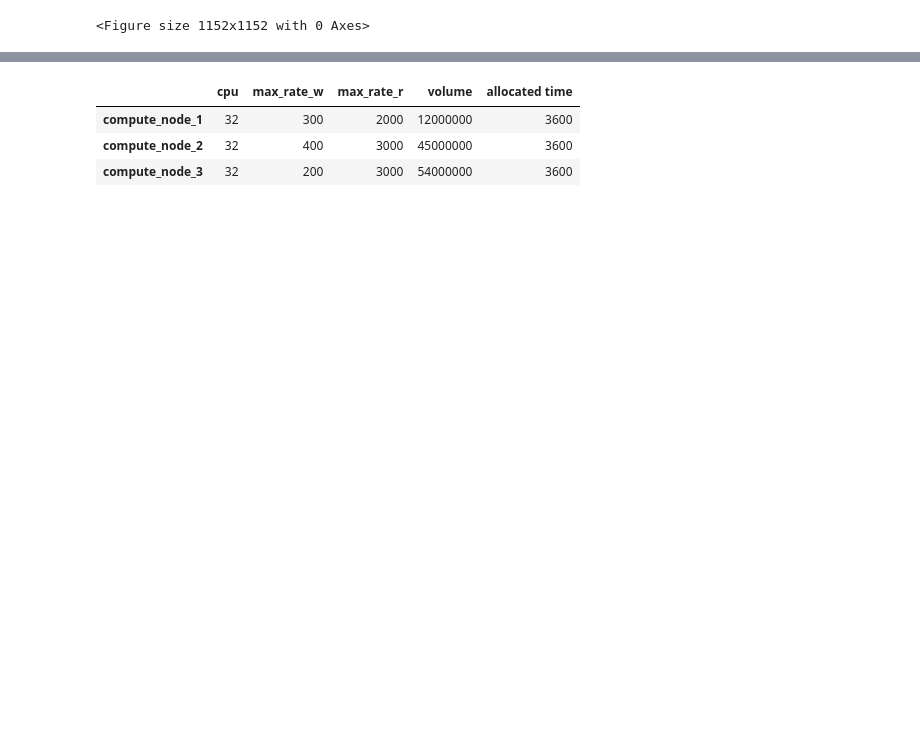
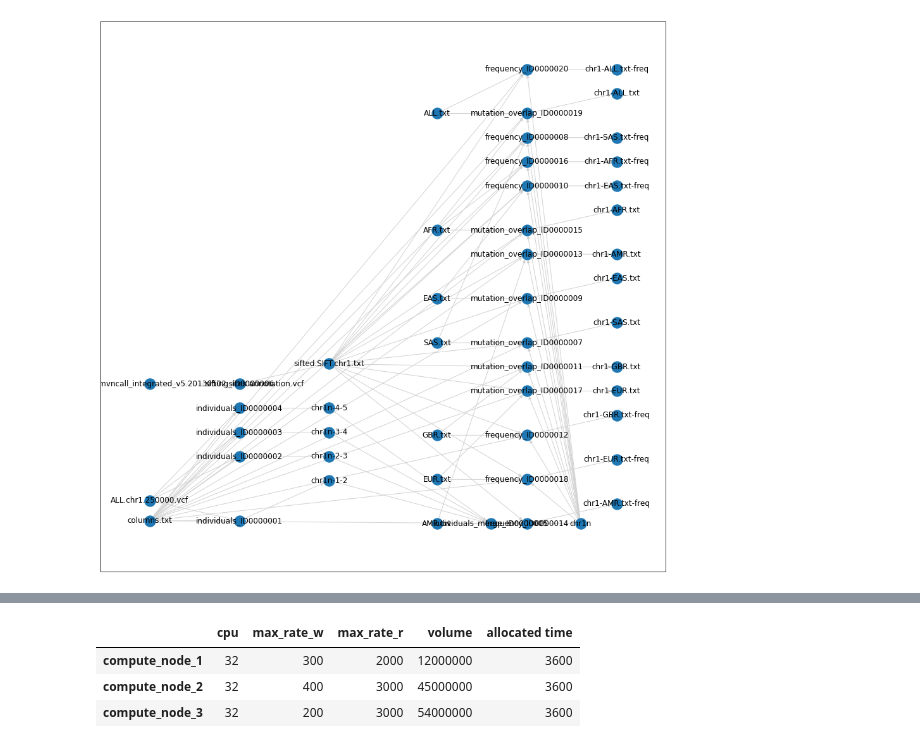
Before and after one commit to pnnl/datalife, a Jupyter notebook: scripts/caterpillar-scheduling/dflg-caterpillar-1000genomes-fictitous.ipynb, the cells around one changed output, grey strips where cells are left out. Saved outputs shown, nothing was run; the diff lists cells and outputs as text; code cells hidden in the pictures; blank space fills up the shorter version.

```diff
--- a/scripts/caterpillar-scheduling/dflg-caterpillar-1000genomes-fictitous.ipynb
+++ b/scripts/caterpillar-scheduling/dflg-caterpillar-1000genomes-fictitous.ipynb
@@ -10,13 +10,13 @@ for u in G_raw.nodes():
 # %%
 import matplotlib.pyplot as plt
 
 plt.figure(3,figsize=(16,16))
 colors = ['rgb(204,204,204)' for u,v in G_raw.edges()]
 pos = nx.get_node_attributes(G_raw,'pos')
-#nx.draw_networkx(G_raw, labels=labels, pos=pos, edge_color='lightgrey', style='-')
-#plt.show()
+nx.draw_networkx(G_raw, labels=labels, pos=pos, edge_color='lightgrey', style='-')
+plt.show()
 # %% [output]
-<Figure size 1152x1152 with 0 Axes>
+[figure, added]
 # %%
 G = dflg_caterpillar.caterpillars(G_raw)
 # %%
```
Also changed, not shown: parts of 8 cells of this notebook.
